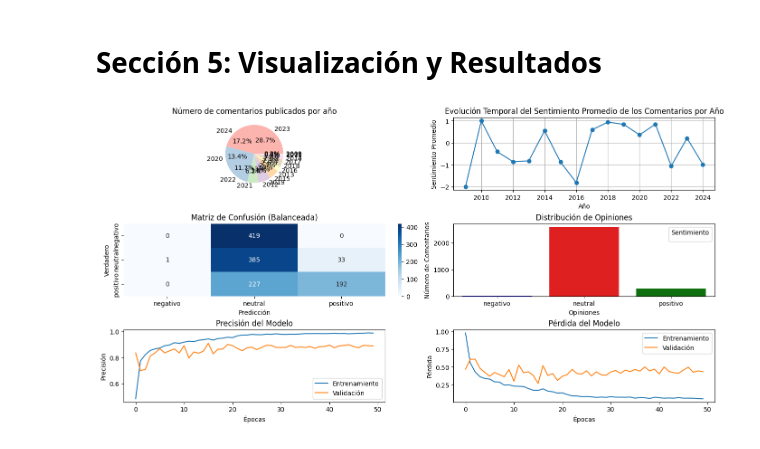
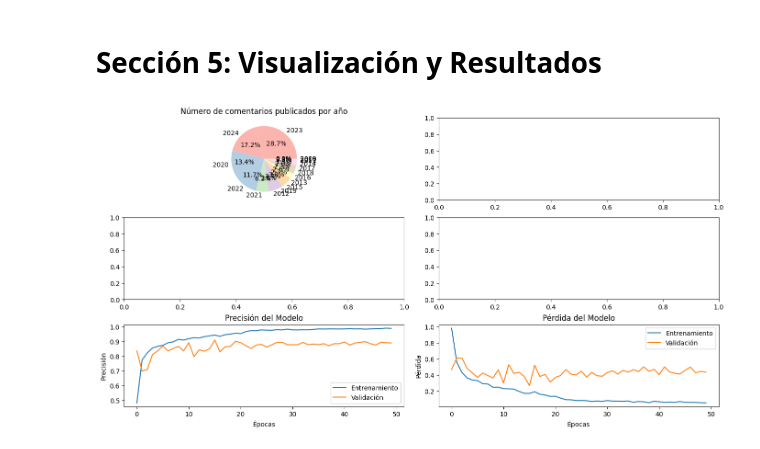
Before and after one commit to CarrenoErick19/Carreno_Navarrete_P.Integrador, a Jupyter notebook: Mostrado 29 julio/rnn_posts_carreño_navarrete.ipynb, the cells around one changed output. Drawn from its saved outputs; the diff is of its cells as text; code cells hidden in the pictures.

```diff
--- a/Mostrado 29 julio/rnn_posts_carreño_navarrete.ipynb
+++ b/Mostrado 29 julio/rnn_posts_carreño_navarrete.ipynb
@@ -375,8 +434,10 @@ from imblearn.over_sampling import SMOTE
 import numpy as np
 
 # División de datos en entrenamiento, validación y prueba con estratificación
-X_train, X_temp, y_train, y_temp = train_test_split(data, labels, test_size=0.3, stratify=labels, random_state=42)
-X_val, X_test, y_val, y_test = train_test_split(X_temp, y_temp, test_size=0.5, stratify=y_temp, random_state=42)
+X_train, X_temp, y_train, y_temp = train_test_split
+(data, labels, test_size=0.3, stratify=labels, random_state=42)
+X_val, X_test, y_val, y_test = train_test_split
+(X_temp, y_temp, test_size=0.5, stratify=y_temp, random_state=42)
 
 print(f"Datos de entrenamiento: {X_train.shape}")
 print(f"Datos de validación: {X_val.shape}")
@@ -855,9 +869,9 @@ else:
     dropout = Dropout(0.5)(lstm)
     concatenated = Concatenate()([dropout, input_lexico])
     output = Dense(3, activation='softmax')(concatenated)
-
     model = Model(inputs=[input_text, input_lexico], outputs=output)
-    model.compile(optimizer=tf.keras.optimizers.Adam(learning_rate=0.001), loss='categorical_crossentropy', metrics=['accuracy'])
+    model.compile(optimizer=tf.keras.optimizers.Adam(learning_rate=0.001),
+                  loss='categorical_crossentropy', metrics=['accuracy'])
 
     # Definir callbacks
     checkpoint = ModelCheckpoint(model_path, save_best_only=True, monitor='val_loss', mode='min')
@@ -1352,28 +1367,6 @@ fig, axs = plt.subplots(3, 2, figsize=(18, 18), constrained_layout=True)
 df_yearly = df['year'].value_counts()
 axs[0, 0].pie(df_yearly, labels=df_yearly.index, autopct='%1.1f%%', colors=plt.cm.Pastel1(np.linspace(0, 1, len(df_yearly))))
 axs[0, 0].set_title('Número de comentarios publicados por año')
-
-# Evolución temporal del sentimiento promedio por año
-sentimientos_anuales = tweets_sentimientos.groupby('year')['puntuacion'].mean()
-axs[0, 1].plot(sentimientos_anuales.index, sentimientos_anuales.values, marker='o', linestyle='-')
-axs[0, 1].set_title('Evolución Temporal del Sentimiento Promedio de los Comentarios por Año')
-axs[0, 1].set_xlabel('Año')
-axs[0, 1].set_ylabel('Sentimiento Promedio')
-axs[0, 1].grid(True)
-
-# Matriz de Confusión (Balanceada)
-cm_balanced = confusion_matrix(y_test_balanced, y_pred_classes_balanced)
-sns.heatmap(cm_balanced, annot=True, fmt='d', cmap='Blues', xticklabels=['negativo', 'neutral', 'positivo'], yticklabels=['negativo', 'neutral', 'positivo'], ax=axs[1, 0])
-axs[1, 0].set_title('Matriz de Confusión (Balanceada)')
-axs[1, 0].set_xlabel('Predicción')
-axs[1, 0].set_ylabel('Verdadero')
-
-# Distribución de Opiniones
-sns.countplot(data=df, x='sentimiento', hue='sentimiento', order=['negativo', 'neutral', 'positivo'], ax=axs[1, 1], palette=['red', 'blue', 'green'])
-axs[1, 1].set_title('Distribución de Opiniones')
-axs[1, 1].set_xlabel('Opiniones')
-axs[1, 1].set_ylabel('Número de Comentarios')
-axs[1, 1].legend(title='Sentimiento')
 
 # Gráficos del entrenamiento del modelo
 axs[2, 0].plot(history['accuracy'], label='Entrenamiento')
@@ -1384,31 +1377,31 @@ axs[2, 0].set_ylabel('Precisión')
 axs[2, 0].legend()
 
 axs[2, 1].plot(history['loss'], label='Entrenamiento')
 axs[2, 1].plot(history['val_loss'], label='Validación')
 axs[2, 1].set_title('Pérdida del Modelo')
 axs[2, 1].set_xlabel('Épocas')
 axs[2, 1].set_ylabel('Pérdida')
 axs[2, 1].legend()
 
 # Mostrar la figura completa en una ventana emergente
 def on_closing():
     root.quit()
     root.destroy()
 
 root = tk.Tk()
 root.title("Visualización de Resultados")
 canvas = FigureCanvasTkAgg(fig, master=root)
 canvas.draw()
 canvas.get_tk_widget().pack(side=tk.TOP, fill=tk.BOTH, expand=1)
 
 # Añadir un botón para cerrar la ventana
 button = ttk.Button(root, text="Cerrar", command=on_closing)
 button.pack(side=tk.BOTTOM)
 
 # Asegurarse de que la ventana se cierra correctamente
 root.protocol("WM_DELETE_WINDOW", on_closing)
 
 # Iniciar el bucle de eventos de Tkinter
 tk.mainloop()
 # %% [output]
-[figure, old version]
+[figure, new version]
```
Also changed, not shown: parts of 8 cells of this notebook.
